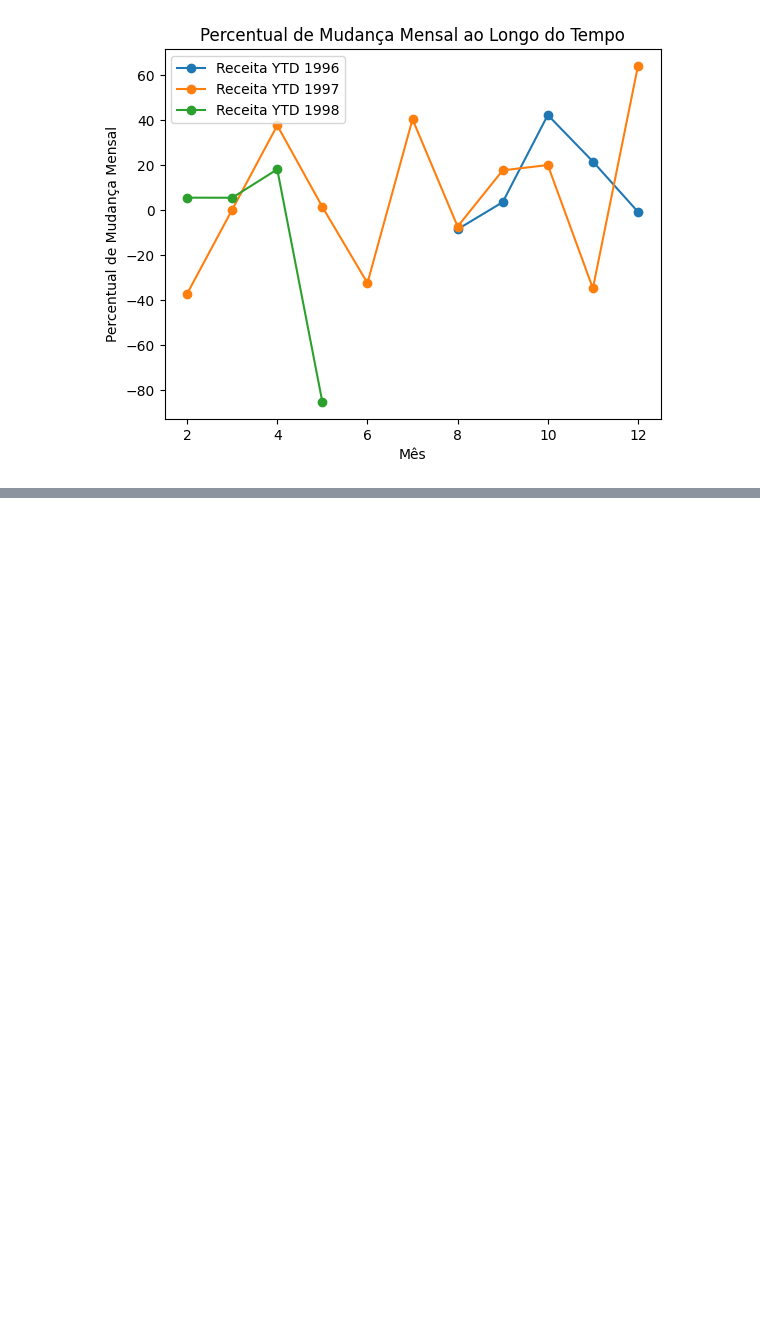
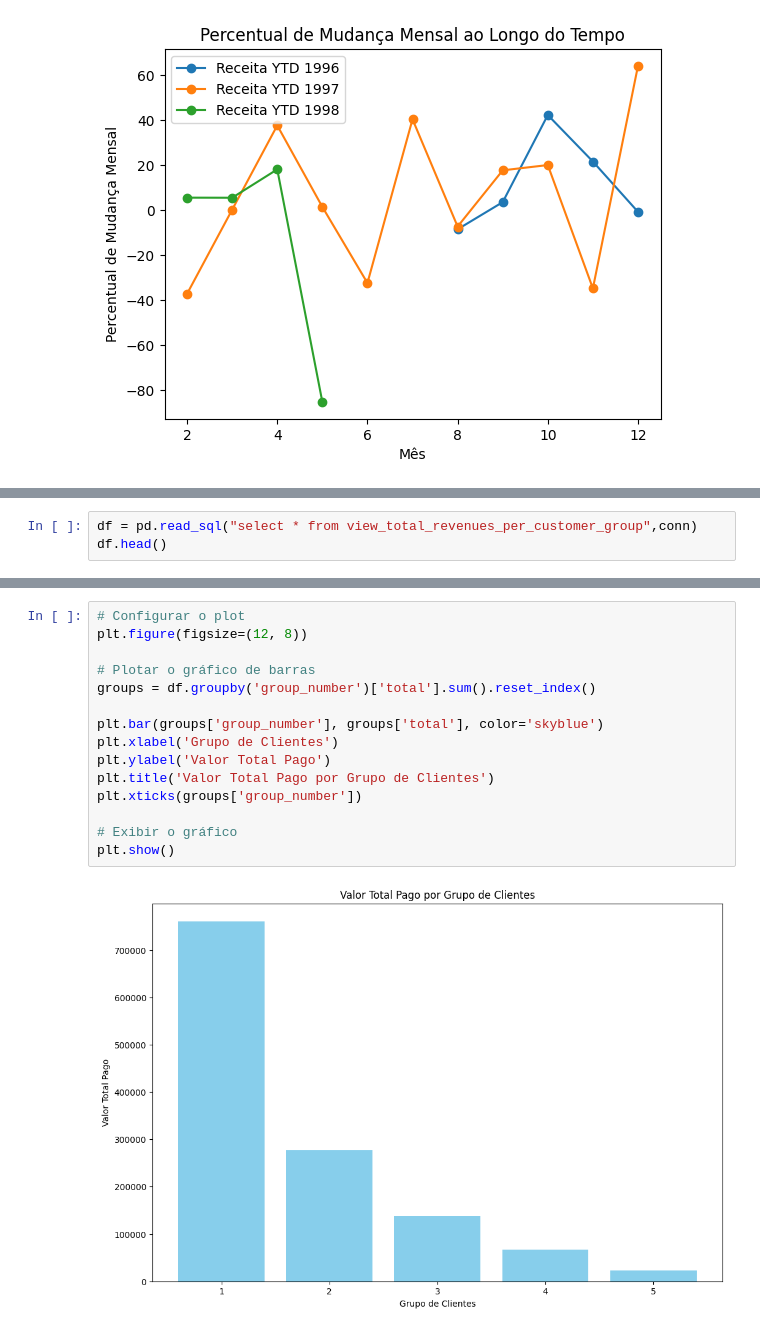
Before and after one commit to Jcnok/bootcamp-jornada-de-dados_2024, a Jupyter notebook: bootcamp-SQL-e-analytics/aula_05/notebook/aula_05.ipynb, the cells around one changed output, grey strips where cells are left out. Drawn from its saved outputs; the diff is of its cells as text; blank space fills up the shorter version.

```diff
--- a/bootcamp-SQL-e-analytics/aula_05/notebook/aula_05.ipynb
+++ b/bootcamp-SQL-e-analytics/aula_05/notebook/aula_05.ipynb
@@ -429,0 +550,3 @@ plt.show()
+# %%
+df = pd.read_sql("select * from view_total_revenues_per_customer_group",conn)
+df.head()
@@ -429,0 +614,17 @@ plt.show()
+# %%
+# Configurar o plot
+plt.figure(figsize=(12, 8))
+
+# Plotar o gráfico de barras
+groups = df.groupby('group_number')['total'].sum().reset_index()
+
+plt.bar(groups['group_number'], groups['total'], color='skyblue')
+plt.xlabel('Grupo de Clientes')
+plt.ylabel('Valor Total Pago')
+plt.title('Valor Total Pago por Grupo de Clientes')
+plt.xticks(groups['group_number'])
+
+# Exibir o gráfico
+plt.show()
+# %% [output]
+[figure, added]
```
Also changed, not shown: parts of 9 cells of this notebook.
